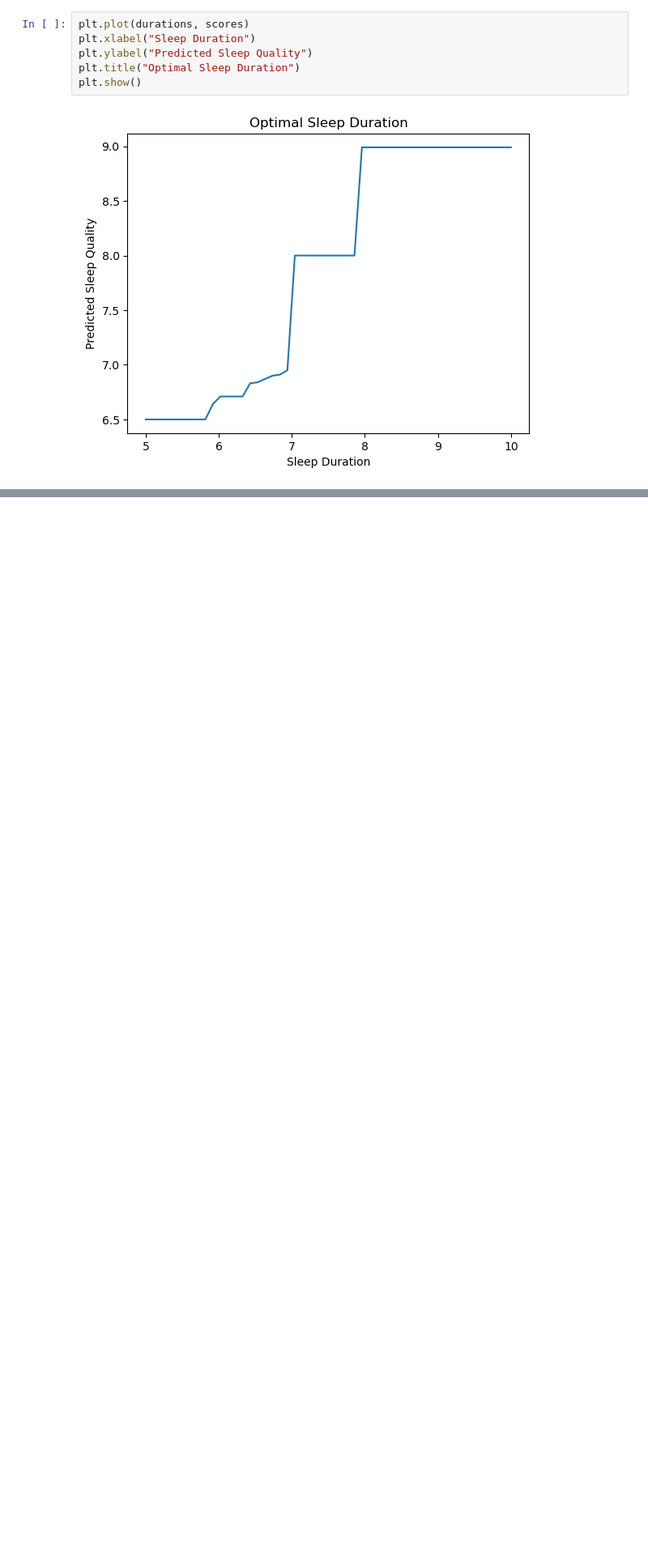
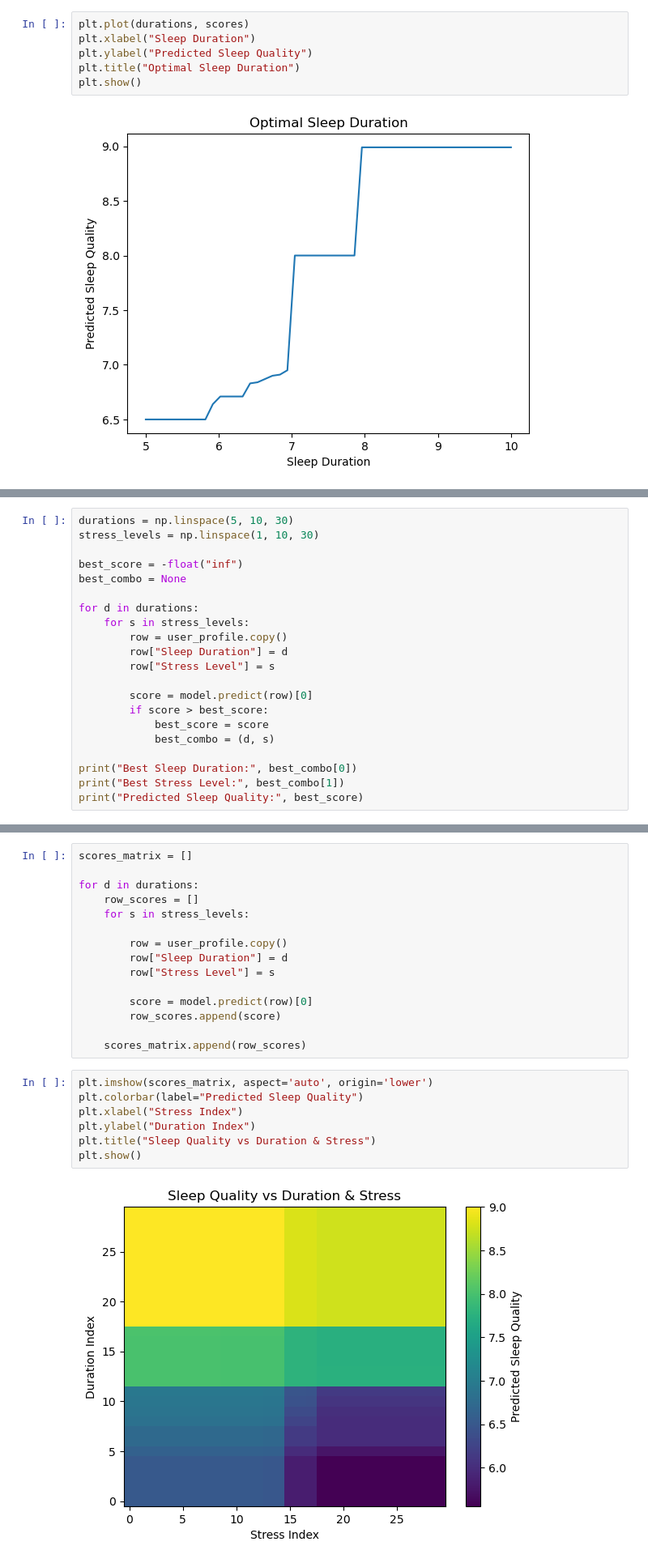
Before and after one commit to JJonKang/sleep-quality-check, a Jupyter notebook: explore.ipynb, the cells around one changed output, grey strips where cells are left out. Shown at 81% size. Drawn from its saved outputs; the diff is of its cells as text; blank space fills up the shorter version.

Commit message:
Added in interpretation on sleep duration + stress levels

```diff
--- a/explore.ipynb
+++ b/explore.ipynb
@@ -183,0 +186,21 @@ plt.show()
+# %%
+durations = np.linspace(5, 10, 30)
+stress_levels = np.linspace(1, 10, 30)
+
+best_score = -float("inf")
+best_combo = None
+
+for d in durations:
+    for s in stress_levels:
+        row = user_profile.copy()
+        row["Sleep Duration"] = d
+        row["Stress Level"] = s
+
+        score = model.predict(row)[0]
+        if score > best_score:
+            best_score = score
+            best_combo = (d, s)
+
+print("Best Sleep Duration:", best_combo[0])
+print("Best Stress Level:", best_combo[1])
+print("Predicted Sleep Quality:", best_score)
@@ -183,0 +211,24 @@ plt.show()
+# %%
+scores_matrix = []
+
+for d in durations:
+    row_scores = []
+    for s in stress_levels:
+
+        row = user_profile.copy()
+        row["Sleep Duration"] = d
+        row["Stress Level"] = s
+
+        score = model.predict(row)[0]
+        row_scores.append(score)
+
+    scores_matrix.append(row_scores)
+# %%
+plt.imshow(scores_matrix, aspect='auto', origin='lower')
+plt.colorbar(label="Predicted Sleep Quality")
+plt.xlabel("Stress Index")
+plt.ylabel("Duration Index")
+plt.title("Sleep Quality vs Duration & Stress")
+plt.show()
+# %% [output]
+[figure, added]
```
Also changed, not shown: parts of 2 cells of this notebook.
